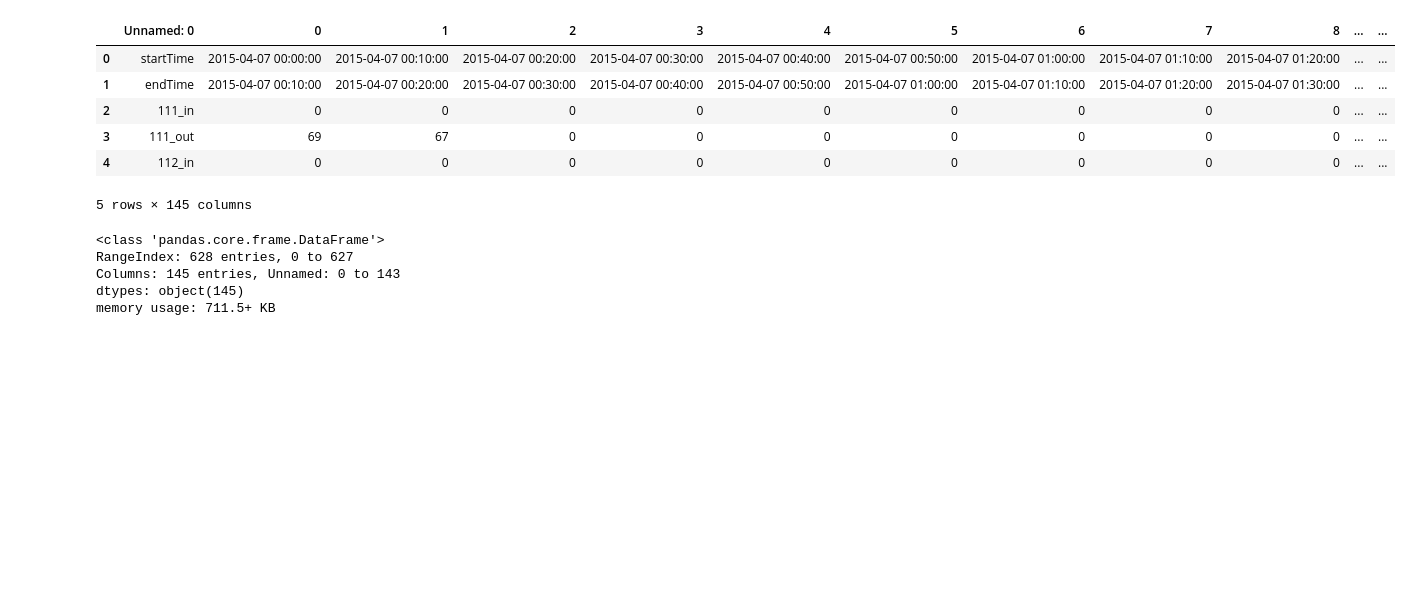
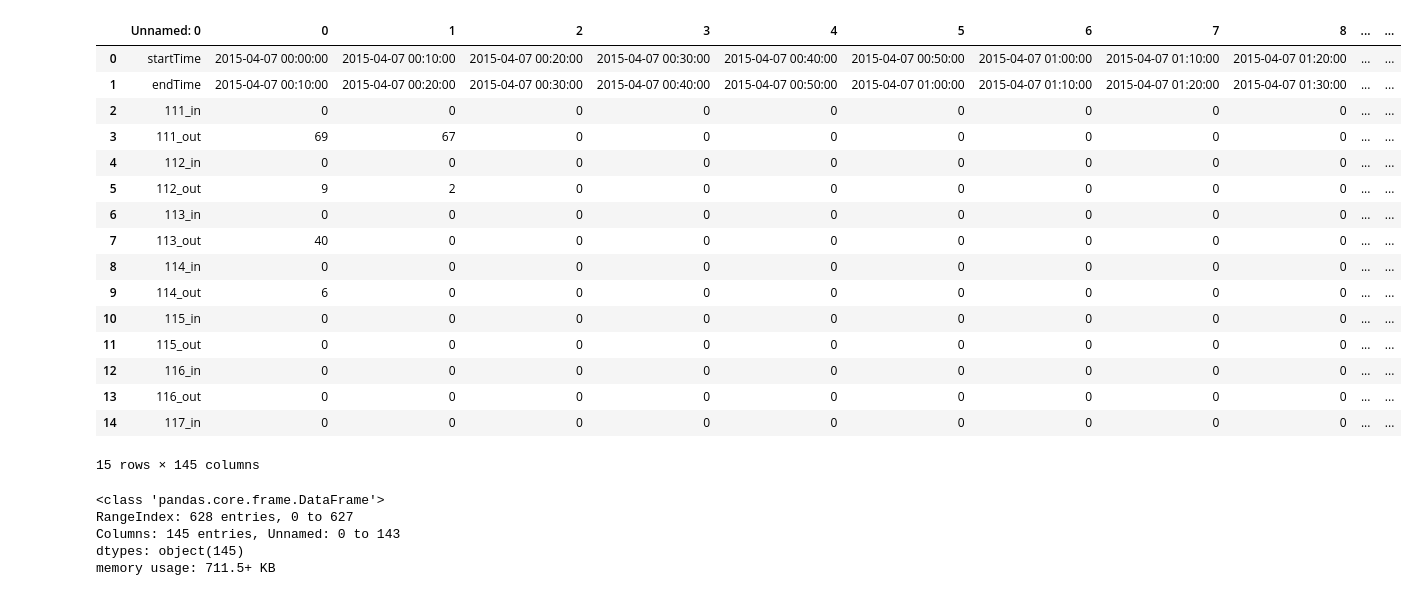
Before and after one commit to Trouvaille0198/Jupyter, a Jupyter notebook: Projects/MetroProject/列车满载率简单计算.ipynb, the cells around one changed output. Drawn from its saved outputs; the diff is of its cells as text; code cells hidden in the pictures; blank space fills up the shorter version.

```diff
--- a/Projects/MetroProject/列车满载率简单计算.ipynb
+++ b/Projects/MetroProject/列车满载率简单计算.ipynb
@@ -3,18 +3,28 @@ import numpy as np
 import pandas as pd
 import time
 # %%
-filename = r"D:\repo\PythonLearning\PandasLearning\Data\AGG-20150407.csv"
+filename = r"AGG-20150407.csv"
 data = pd.read_csv(filename)
 # %%
-data.head(5)
+data.head(15)
 # %% [output]
 |  | Unnamed: 0 | 0 | 1 | 2 | 3 | 4 | 5 | 6 | 7 | 8 | ... | ... |
 | 0 | startTime | 2015-04-07 00:00:00 | 2015-04-07 00:10:00 | 2015-04-07 00:20:00 | 2015-04-07 00:30:00 | 2015-04-07 00:40:00 | 2015-04-07 00:50:00 | 2015-04-07 01:00:00 | 2015-04-07 01:10:00 | 2015-04-07 01:20:00 | ... | ... |
 | 1 | endTime | 2015-04-07 00:10:00 | 2015-04-07 00:20:00 | 2015-04-07 00:30:00 | 2015-04-07 00:40:00 | 2015-04-07 00:50:00 | 2015-04-07 01:00:00 | 2015-04-07 01:10:00 | 2015-04-07 01:20:00 | 2015-04-07 01:30:00 | ... | ... |
 | 2 | 111_in | 0 | 0 | 0 | 0 | 0 | 0 | 0 | 0 | 0 | ... | ... |
 | 3 | 111_out | 69 | 67 | 0 | 0 | 0 | 0 | 0 | 0 | 0 | ... | ... |
 | 4 | 112_in | 0 | 0 | 0 | 0 | 0 | 0 | 0 | 0 | 0 | ... | ... |
+| 5 | 112_out | 9 | 2 | 0 | 0 | 0 | 0 | 0 | 0 | 0 | ... | ... |
+| 6 | 113_in | 0 | 0 | 0 | 0 | 0 | 0 | 0 | 0 | 0 | ... | ... |
+| 7 | 113_out | 40 | 0 | 0 | 0 | 0 | 0 | 0 | 0 | 0 | ... | ... |
+| 8 | 114_in | 0 | 0 | 0 | 0 | 0 | 0 | 0 | 0 | 0 | ... | ... |
+| 9 | 114_out | 6 | 0 | 0 | 0 | 0 | 0 | 0 | 0 | 0 | ... | ... |
+| 10 | 115_in | 0 | 0 | 0 | 0 | 0 | 0 | 0 | 0 | 0 | ... | ... |
+| 11 | 115_out | 0 | 0 | 0 | 0 | 0 | 0 | 0 | 0 | 0 | ... | ... |
+| 12 | 116_in | 0 | 0 | 0 | 0 | 0 | 0 | 0 | 0 | 0 | ... | ... |
+| 13 | 116_out | 0 | 0 | 0 | 0 | 0 | 0 | 0 | 0 | 0 | ... | ... |
+| 14 | 117_in | 0 | 0 | 0 | 0 | 0 | 0 | 0 | 0 | 0 | ... | ... |
-5 rows × 145 columns
+15 rows × 145 columns
 # %%
 data.info()
 # %% [output]
```
Also changed, not shown: parts of 3 cells of this notebook, 4 other files.
